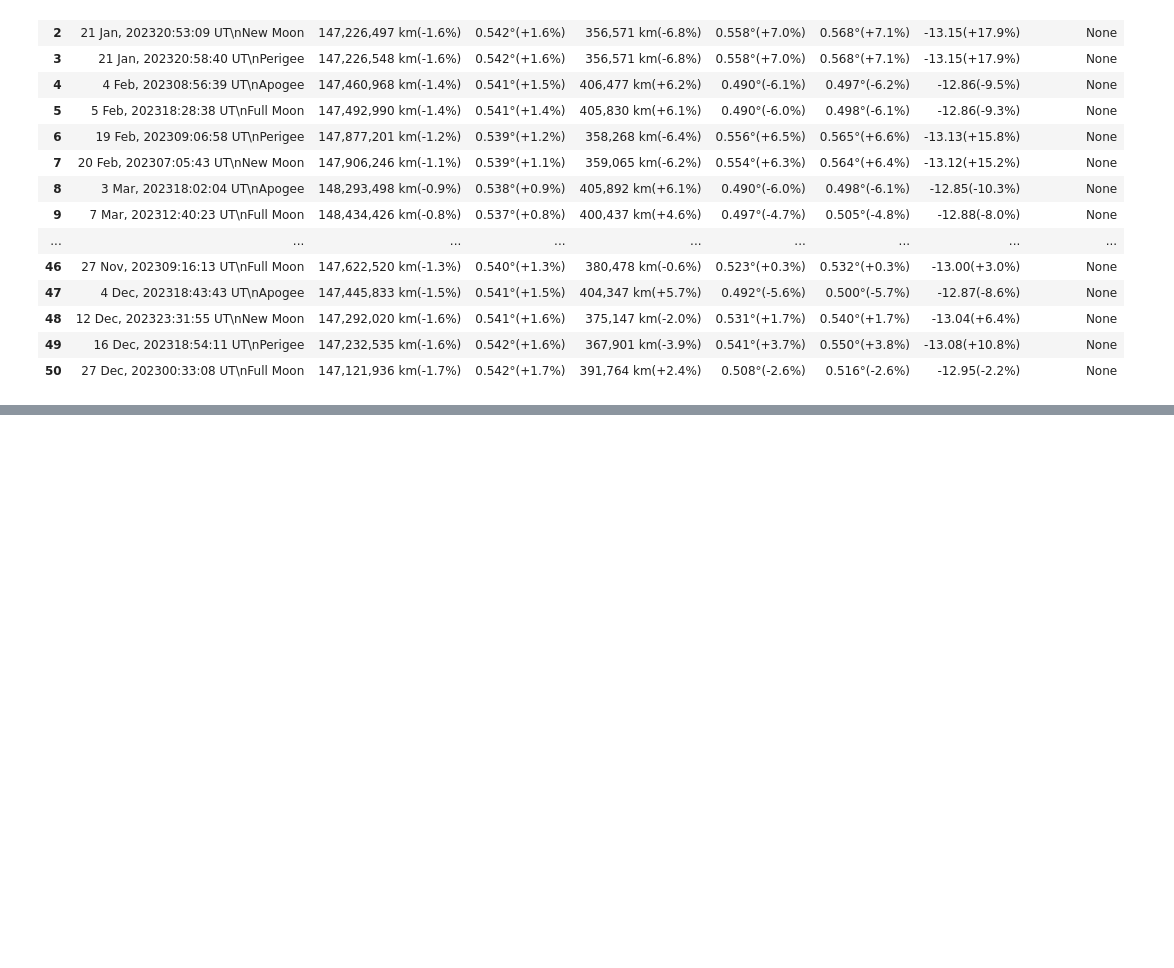
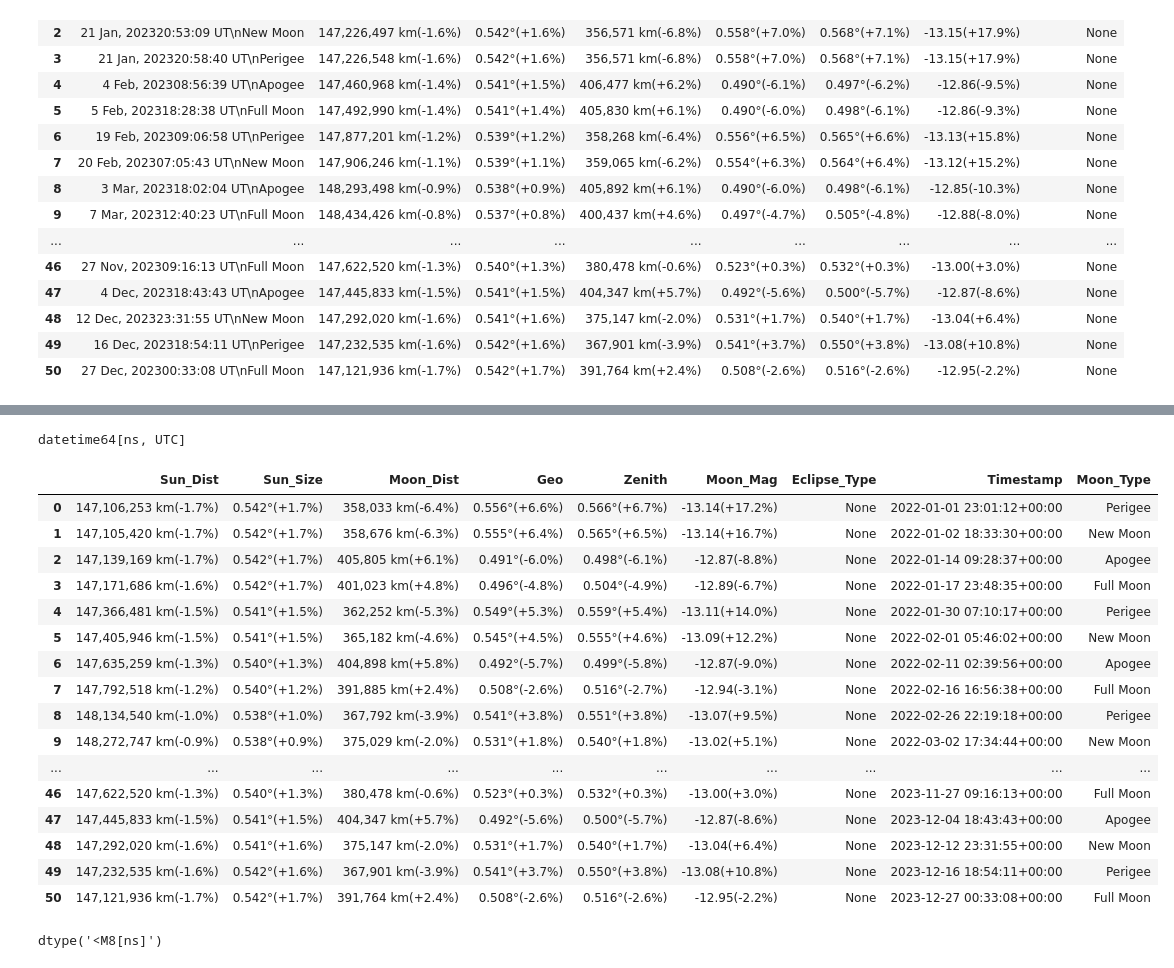
Before and after one commit to LincolnBrownBellevue/DSC540, a Jupyter notebook: Wks7-8/DSC540_Milestone3_LincolnBrown.ipynb, the cells around one changed output, grey strips where cells are left out. Drawn from its saved outputs; the diff is of its cells as text; code cells hidden in the pictures; blank space fills up the shorter version.

```diff
--- a/Wks7-8/DSC540_Milestone3_LincolnBrown.ipynb
+++ b/Wks7-8/DSC540_Milestone3_LincolnBrown.ipynb
@@ -13 +10,10 @@ import pandas as pd
+# %%
+# Import packages
+from bs4 import BeautifulSoup as bs
+from datetime import timedelta
+from dateutil.parser import parse
+import pandas as pd
+
+pd.options.display.max_rows = 500
+pd.options.display.max_seq_items = 500
 # %%
@@ -228,0 +245,3 @@ moon_23_df
+# %%
+moon_df = pd.concat([moon_22_df, moon_23_df])
+moon_df
@@ -228,0 +266,12 @@ moon_23_df
+# %%
+moon_df_clean = moon_df.copy()
+moon_df_clean[['Timestamp', 'Moon_Type']] = moon_df_clean['Event'].str.split("UT\n", expand=True)
+
+del moon_df_clean['Event']
+
+columns = ['Sun_Dist', 'Sun_Size', 'Moon_Dist', 'Geo', 'Zenith', 'Moon_Mag', 'Eclipse_Type', 'Timestamp', 'Moon_Type']
+
+# Rename the columns to remove spaces
+moon_df_clean.columns = columns
+
+moon_df_clean
@@ -228,0 +296,40 @@ moon_23_df
+# %%
+# We will start with copying the dataframe
+moon_date = moon_df_clean.copy()
+
+# Need to clean the Timestamp column before we can convert it
+moon_date['Timestamp'] = moon_date['Timestamp'].str.replace(r"(\d{4})", lambda x: f"{x.group(0)} ")
+
+# Convert the cleaned column to a datetime
+moon_date['Timestamp'] = pd.to_datetime(moon_date['Timestamp'])
+
+# Time is already in UTC, but we will localize to make it explicit
+moon_date['Timestamp'] = moon_date['Timestamp'].dt.tz_localize('UTC')
+print(moon_date['Timestamp'].dtype)
+moon_date
+# %% [output]
+datetime64[ns, UTC]
+|  | Sun_Dist | Sun_Size | Moon_Dist | Geo | Zenith | Moon_Mag | Eclipse_Type | Timestamp | Moon_Type |
+| 0 | 147,106,253 km(-1.7%) | 0.542°(+1.7%) | 358,033 km(-6.4%) | 0.556°(+6.6%) | 0.566°(+6.7%) | -13.14(+17.2%) | None | 2022-01-01 23:01:12+00:00 | Perigee |
+| 1 | 147,105,420 km(-1.7%) | 0.542°(+1.7%) | 358,676 km(-6.3%) | 0.555°(+6.4%) | 0.565°(+6.5%) | -13.14(+16.7%) | None | 2022-01-02 18:33:30+00:00 | New Moon |
+| 2 | 147,139,169 km(-1.7%) | 0.542°(+1.7%) | 405,805 km(+6.1%) | 0.491°(-6.0%) | 0.498°(-6.1%) | -12.87(-8.8%) | None | 2022-01-14 09:28:37+00:00 | Apogee |
+| 3 | 147,171,686 km(-1.6%) | 0.542°(+1.7%) | 401,023 km(+4.8%) | 0.496°(-4.8%) | 0.504°(-4.9%) | -12.89(-6.7%) | None | 2022-01-17 23:48:35+00:00 | Full Moon |
+| 4 | 147,366,481 km(-1.5%) | 0.541°(+1.5%) | 362,252 km(-5.3%) | 0.549°(+5.3%) | 0.559°(+5.4%) | -13.11(+14.0%) | None | 2022-01-30 07:10:17+00:00 | Perigee |
+| 5 | 147,405,946 km(-1.5%) | 0.541°(+1.5%) | 365,182 km(-4.6%) | 0.545°(+4.5%) | 0.555°(+4.6%) | -13.09(+12.2%) | None | 2022-02-01 05:46:02+00:00 | New Moon |
+| 6 | 147,635,259 km(-1.3%) | 0.540°(+1.3%) | 404,898 km(+5.8%) | 0.492°(-5.7%) | 0.499°(-5.8%) | -12.87(-9.0%) | None | 2022-02-11 02:39:56+00:00 | Apogee |
+| 7 | 147,792,518 km(-1.2%) | 0.540°(+1.2%) | 391,885 km(+2.4%) | 0.508°(-2.6%) | 0.516°(-2.7%) | -12.94(-3.1%) | None | 2022-02-16 16:56:38+00:00 | Full Moon |
+| 8 | 148,134,540 km(-1.0%) | 0.538°(+1.0%) | 367,792 km(-3.9%) | 0.541°(+3.8%) | 0.551°(+3.8%) | -13.07(+9.5%) | None | 2022-02-26 22:19:18+00:00 | Perigee |
+| 9 | 148,272,747 km(-0.9%) | 0.538°(+0.9%) | 375,029 km(-2.0%) | 0.531°(+1.8%) | 0.540°(+1.8%) | -13.02(+5.1%) | None | 2022-03-02 17:34:44+00:00 | New Moon |
+| ... | ... | ... | ... | ... | ... | ... | ... | ... | ... |
+| 46 | 147,622,520 km(-1.3%) | 0.540°(+1.3%) | 380,478 km(-0.6%) | 0.523°(+0.3%) | 0.532°(+0.3%) | -13.00(+3.0%) | None | 2023-11-27 09:16:13+00:00 | Full Moon |
+| 47 | 147,445,833 km(-1.5%) | 0.541°(+1.5%) | 404,347 km(+5.7%) | 0.492°(-5.6%) | 0.500°(-5.7%) | -12.87(-8.6%) | None | 2023-12-04 18:43:43+00:00 | Apogee |
+| 48 | 147,292,020 km(-1.6%) | 0.541°(+1.6%) | 375,147 km(-2.0%) | 0.531°(+1.7%) | 0.540°(+1.7%) | -13.04(+6.4%) | None | 2023-12-12 23:31:55+00:00 | New Moon |
+| 49 | 147,232,535 km(-1.6%) | 0.542°(+1.6%) | 367,901 km(-3.9%) | 0.541°(+3.7%) | 0.550°(+3.8%) | -13.08(+10.8%) | None | 2023-12-16 18:54:11+00:00 | Perigee |
+| 50 | 147,121,936 km(-1.7%) | 0.542°(+1.7%) | 391,764 km(+2.4%) | 0.508°(-2.6%) | 0.516°(-2.6%) | -12.95(-2.2%) | None | 2023-12-27 00:33:08+00:00 | Full Moon |
+# %%
+# Set the index
+moon_date.set_index('Timestamp', inplace=True)
+# Display results
+moon_date.index.dtype
+# %% [output]
+dtype('<M8[ns]')
```
Also changed, not shown: parts of 14 cells of this notebook, 13 other files.
